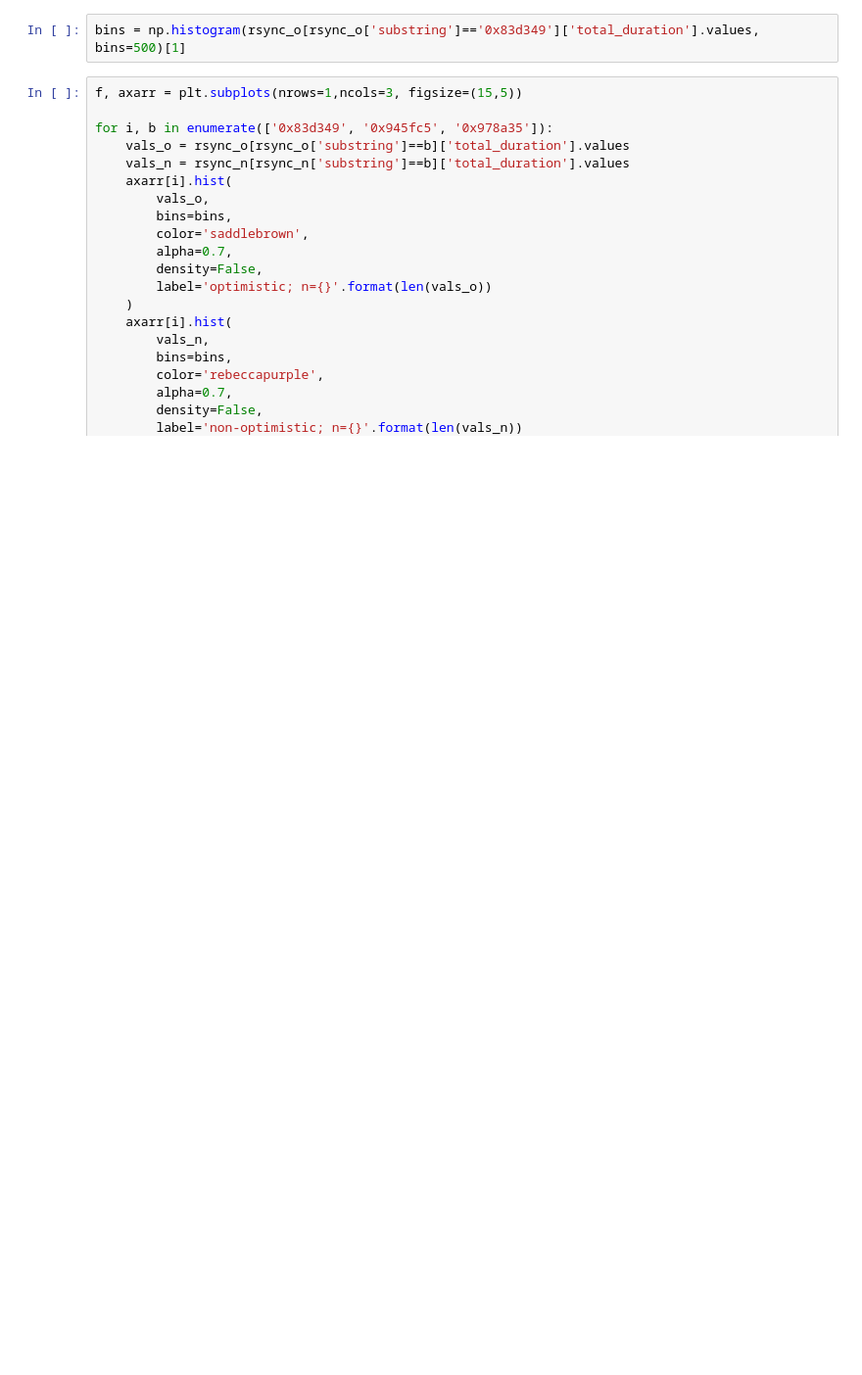
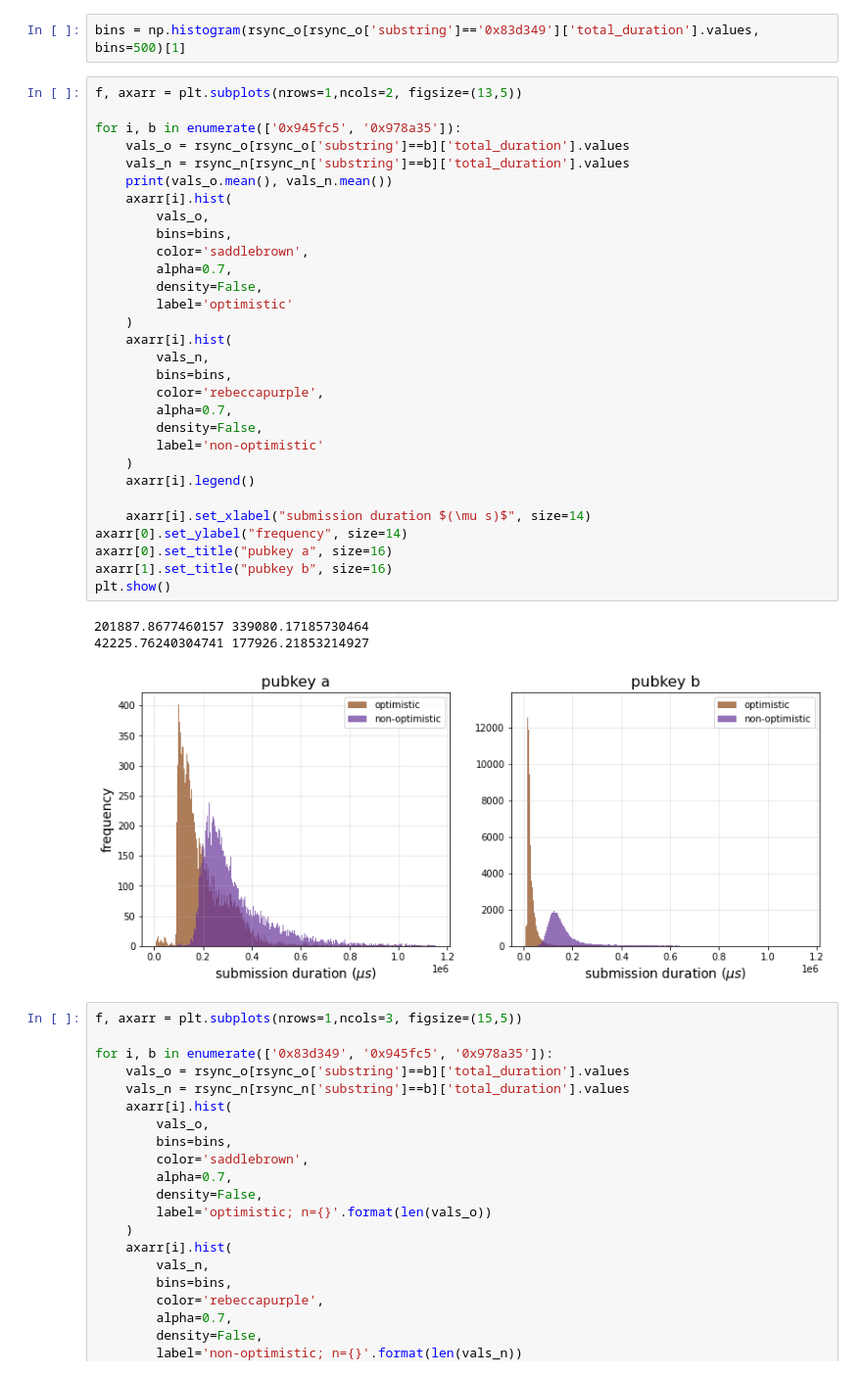
Before and after one commit to michaelneuder/relay-data, a Jupyter notebook: rollout/opt.ipynb, the cells around one changed output. Shown at 98% size. Cells and saved outputs as stored; diff of their text form; blank space fills up the shorter version.

```diff
--- a/rollout/opt.ipynb
+++ b/rollout/opt.ipynb
@@ -272,5 +272,39 @@ for b in set(rsync_o.substring):
 # %%
 bins = np.histogram(rsync_o[rsync_o['substring']=='0x83d349']['total_duration'].values, bins=500)[1]
+# %%
+f, axarr = plt.subplots(nrows=1,ncols=2, figsize=(13,5))
+
+for i, b in enumerate(['0x945fc5', '0x978a35']):
+    vals_o = rsync_o[rsync_o['substring']==b]['total_duration'].values
+    vals_n = rsync_n[rsync_n['substring']==b]['total_duration'].values
+    print(vals_o.mean(), vals_n.mean())
+    axarr[i].hist(
+        vals_o,
+        bins=bins,
+        color='saddlebrown',
+        alpha=0.7,
+        density=False,
+        label='optimistic'
+    )
+    axarr[i].hist(
+        vals_n,
+        bins=bins,
+        color='rebeccapurple',
+        alpha=0.7,
+        density=False,
+        label='non-optimistic'
+    )
+    axarr[i].legend()
+
+    axarr[i].set_xlabel("submission duration $(\mu s)$", size=14)
+axarr[0].set_ylabel("frequency", size=14)
+axarr[0].set_title("pubkey a", size=16)
+axarr[1].set_title("pubkey b", size=16)
+plt.show()
+# %% [output]
+201887.8677460157 339080.17185730464
+42225.76240304741 177926.21853214927
+[figure, added]
 # %%
 f, axarr = plt.subplots(nrows=1,ncols=3, figsize=(15,5))
 
```
Also changed, not shown: parts of 2 cells of this notebook, 1 other file.
